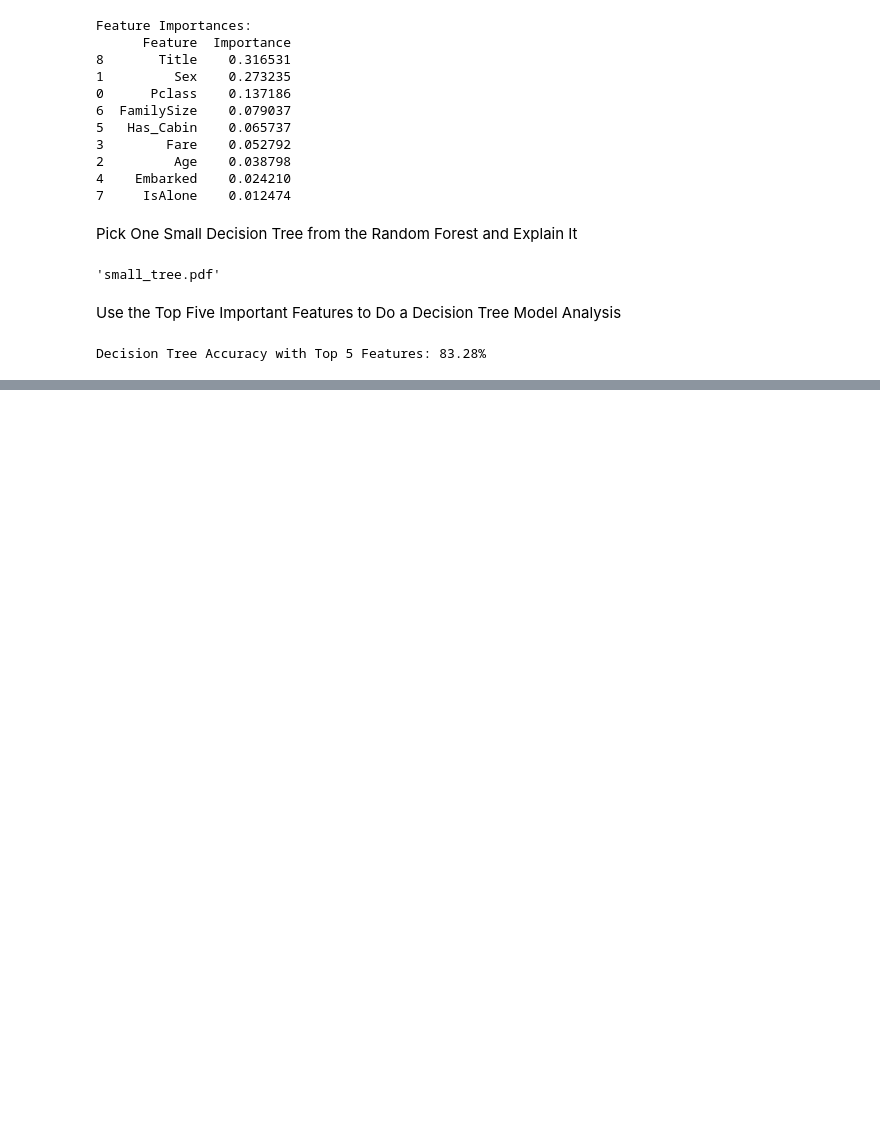
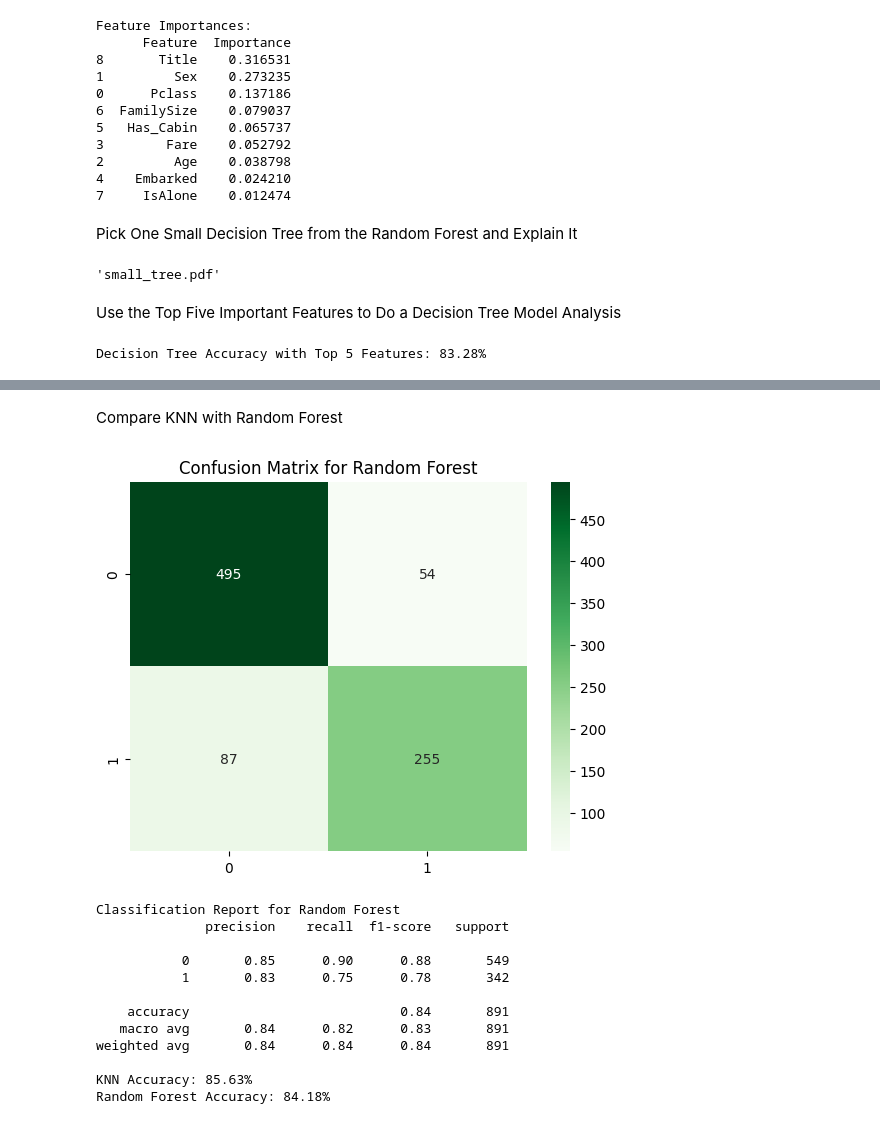
Before and after one commit to ElahehBeheshti/Random-Forest-and-KNN, a Jupyter notebook: Projects/RandomForest&KNN.ipynb, the cells around one changed output, grey strips where cells are left out. Saved outputs shown, nothing was run; the diff lists cells and outputs as text; code cells hidden in the pictures; blank space fills up the shorter version.

```diff
--- a/Projects/RandomForest&KNN.ipynb
+++ b/Projects/RandomForest&KNN.ipynb
@@ -282,0 +335,34 @@ Decision Tree Accuracy with Top 5 Features: 83.28%
+# %% [markdown]
+Compare KNN with Random Forest
+# %%
+# Random Forest Accuracy, Confusion Matrix, and Classification Report
+train_pred_rf = random_forest.predict(x_train)
+acc_random_forest = round(accuracy_score(y_train, train_pred_rf) * 100, 2)
+
+# Confusion Matrix for Random Forest
+cm_rf = confusion_matrix(y_train, train_pred_rf)
+sns.heatmap(cm_rf, annot=True, fmt='d', cmap='Greens')
+plt.title("Confusion Matrix for Random Forest")
+plt.show()
+
+# Classification Report for Random Forest
+print("Classification Report for Random Forest")
+print(classification_report(y_train, train_pred_rf))
+
+# Display both accuracies
+print(f"KNN Accuracy: {acc_knn}%")
+print(f"Random Forest Accuracy: {acc_random_forest}%")
+# %% [output]
+[figure, added]
+Classification Report for Random Forest
+              precision    recall  f1-score   support
+
+           0       0.85      0.90      0.88       549
+           1       0.83      0.75      0.78       342
+
+    accuracy                           0.84       891
+   macro avg       0.84      0.82      0.83       891
+weighted avg       0.84      0.84      0.84       891
+
+KNN Accuracy: 85.63%
+Random Forest Accuracy: 84.18%
```
Also changed, not shown: parts of 7 cells of this notebook.
